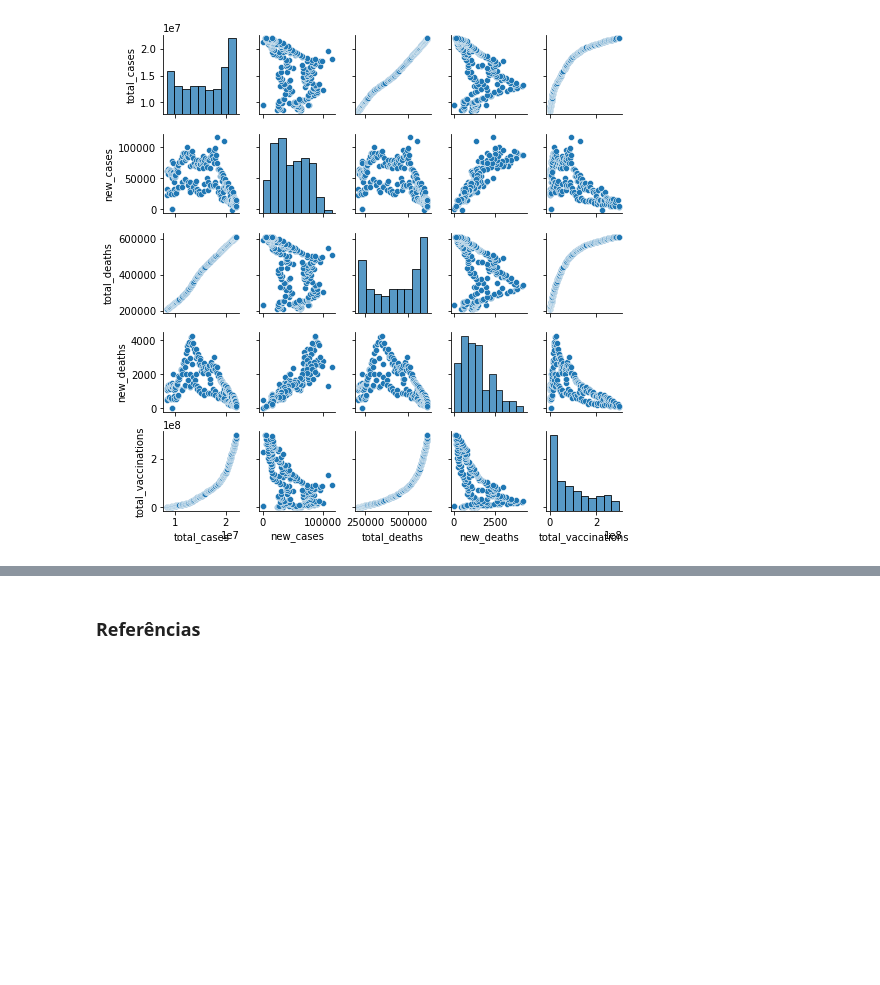
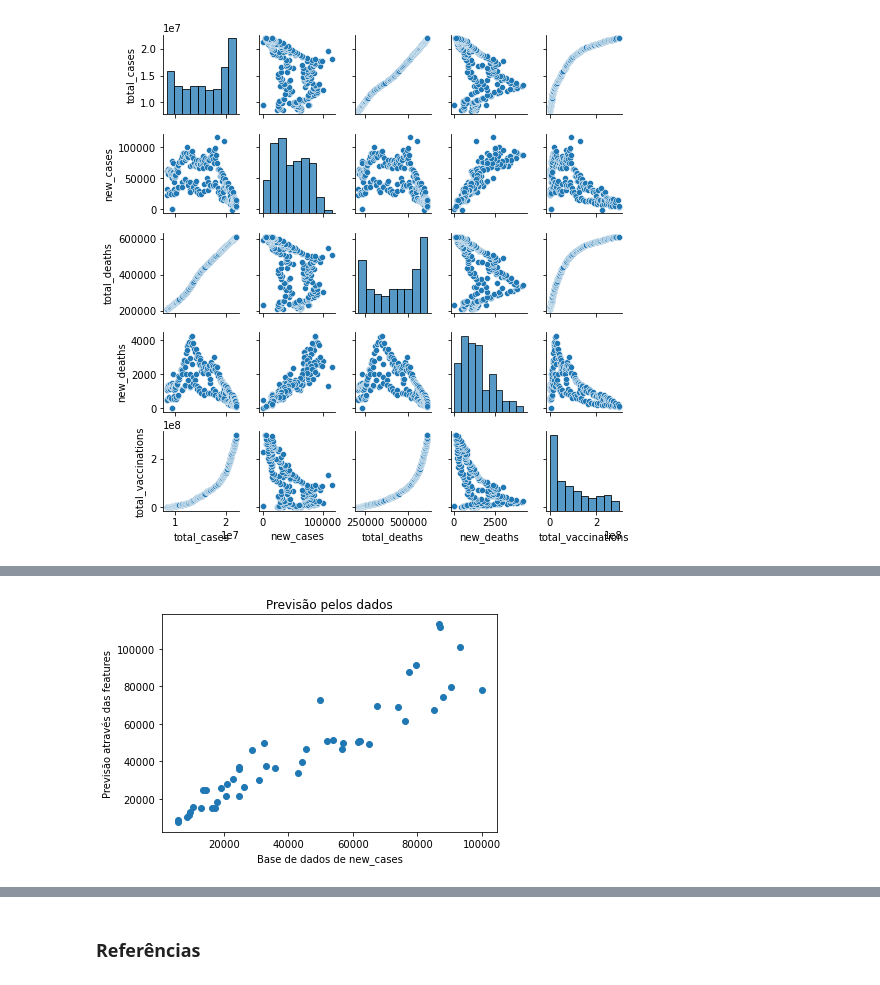
Before and after one commit to marlonsp/Projeto2-CiDados, a Jupyter notebook: Projeto2-CDados.ipynb, the cells around one changed output, grey strips where cells are left out. Saved outputs shown, nothing was run; the diff lists cells and outputs as text; code cells hidden in the pictures; blank space fills up the shorter version.

```diff
--- a/Projeto2-CDados.ipynb
+++ b/Projeto2-CDados.ipynb
@@ -273,0 +256,8 @@ plt.show()
+# %%
+plt.scatter(Y1, y1)
+plt.xlabel("Base de dados de new_cases")
+plt.ylabel("Previsão através das features")
+plt.title("Previsão pelos dados")
+plt.show()
+# %% [output]
+[figure, added]
```
Also changed, not shown: parts of 17 cells of this notebook.
